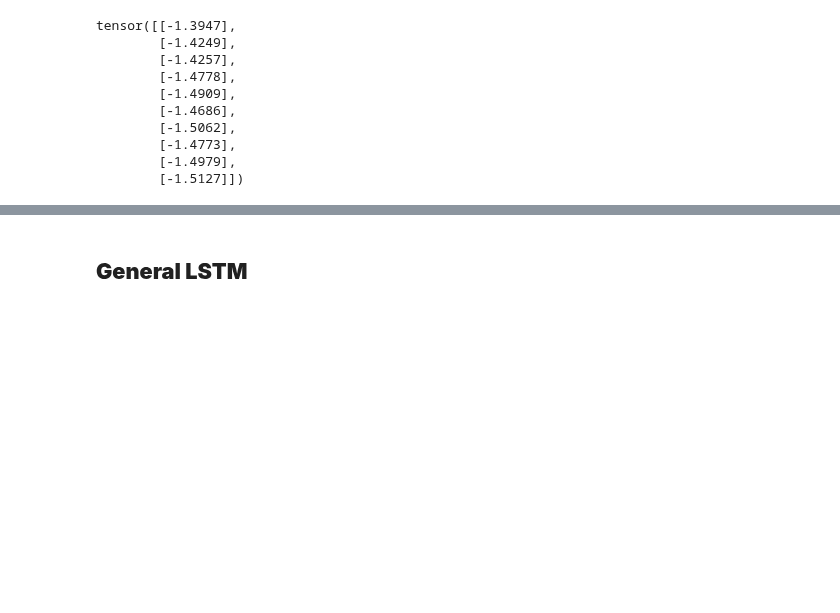
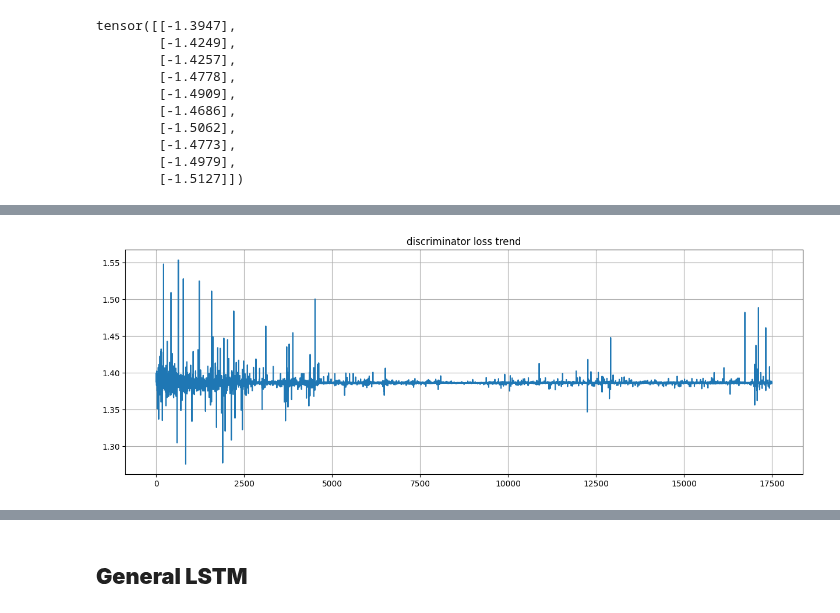
Before and after one commit to RobertoSonzini/NAML_project, a Jupyter notebook: Progetto_NAML_old.ipynb, the cells around one changed output, grey strips where cells are left out. Saved outputs shown, nothing was run; the diff lists cells and outputs as text; code cells hidden in the pictures; blank space fills up the shorter version.

```diff
--- a/Progetto_NAML_old.ipynb
+++ b/Progetto_NAML_old.ipynb
@@ -542,6 +542,8 @@ def train_GAN(
   dataset_real = MyGANDataset(X_train, y_train, seq_len = seq_len)
   loader = DataLoader(dataset_real, batch_size=batch_size, shuffle=False)
   n_total_steps = len(loader)
+  D_losses = []
+  G_losses = []
 
   for epoch in range(epochs):
     for i, (samples, labels) in enumerate(loader):
@@ -563,6 +565,8 @@ def train_GAN(
       loss_discriminator = discriminator_loss(
         output_discriminator_real, output_discriminator_fake)
 
+      D_losses.append(loss_discriminator.item())
+
       # You calculate the gradients to update the weights with loss_discriminator.backward()
       loss_discriminator.backward()
       # You update the discriminator weights by calling optimizer_discriminator.step()
@@ -580,6 +584,9 @@ def train_GAN(
       loss_generator = generator_loss(
         output_discriminator_generated, output_LSTM, y_real
       )
+
+      G_losses.append(loss_generator.item())
+
       loss_generator.backward()
       generator_optimizer.step()
 
@@ -587,6 +594,8 @@ def train_GAN(
     if epoch % 50 == 0:
       print(f"Epoch: {epoch} Loss D.: {loss_discriminator}")
       print(f"Epoch: {epoch} Loss G.: {loss_generator}")
+
+  return D_losses, G_losses
 # %%
 # hyperparameters
 input_size = 5
@@ -601,7 +610,7 @@ discriminator = Discriminator(seq_len)
 generator_optimizer = torch.optim.Adam(generator.parameters(), lr=lr)
 discriminator_optimizer = torch.optim.Adam(discriminator.parameters(), lr=lr)
 # %%
-train_GAN(
+discriminator_losses, generator_losses = train_GAN(
     generator,
     discriminator,
     lr,
@@ -681,0 +691,15 @@ plot_predictions(preds_GAN, actuals_GAN)
+# %%
+plt.figure(figsize=(15, 5))
+plt.plot(discriminator_losses, label = "D_loss")
+# plt.ylabel('Close Price')
+# plt.xlabel('Date')
+
+plt.title("discriminator loss trend")
+
+
+plt.grid(True)
+
+
+plt.show()
+# %% [output]
+[figure, added]
```
Also changed, not shown: parts of 15 cells of this notebook.
